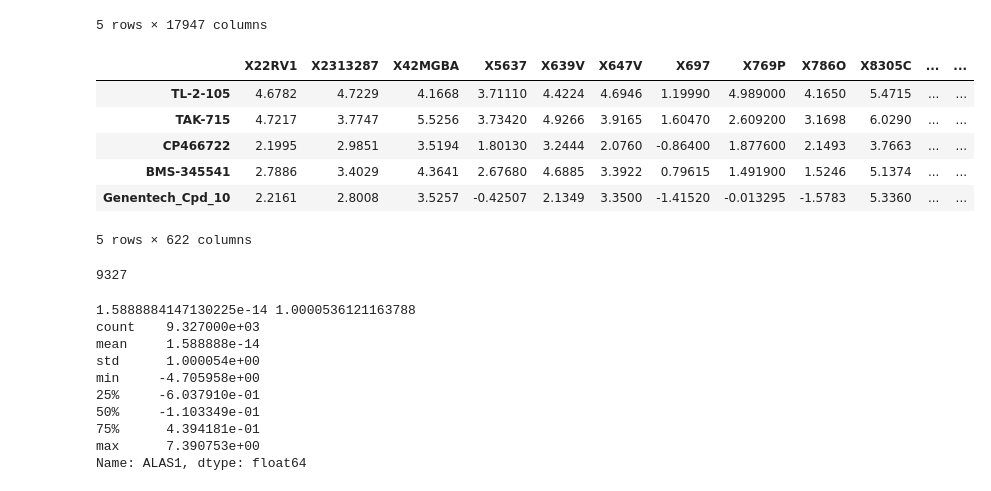
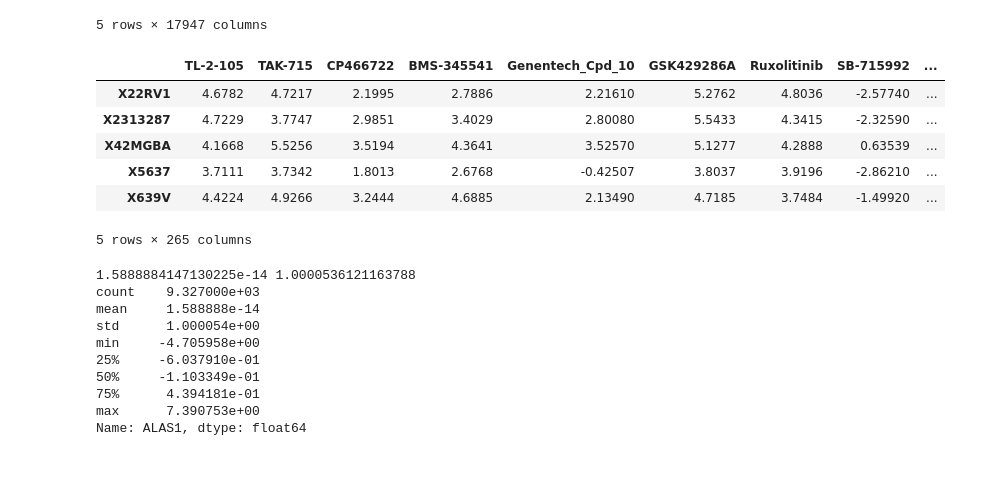
Before and after one commit to auriml/gen_drug, a Jupyter notebook: gen_drug-Keras.ipynb, the cells around one changed output. Cells and saved outputs as stored; diff of their text form; code cells hidden in the pictures.

Commit message:
IC50 predictor implemented, only using E_TCGA encoder, not M_TCGA

```diff
--- a/gen_drug-Keras.ipynb
+++ b/gen_drug-Keras.ipynb
@@ -63,12 +65,13 @@ E_TCGA.head()
 | ebe927e6-0a7e-4c97-ad73-f3c302cca7bc | 3.124356 | 0.00000 | 2.634650 | 4.100191 | 1.546046 | 4.803753 | 0.124460 | 3.927952 | 0.0 | 4.020564 | ... | ... |
 5 rows × 17947 columns
 # %%
+IC50 = IC50.transpose()
 IC50.head()
 # %% [output]
-|  | X22RV1 | X2313287 | X42MGBA | X5637 | X639V | X647V | X697 | X769P | X786O | X8305C | ... | ... |
-| TL-2-105 | 4.6782 | 4.7229 | 4.1668 | 3.71110 | 4.4224 | 4.6946 | 1.19990 | 4.989000 | 4.1650 | 5.4715 | ... | ... |
-| TAK-715 | 4.7217 | 3.7747 | 5.5256 | 3.73420 | 4.9266 | 3.9165 | 1.60470 | 2.609200 | 3.1698 | 6.0290 | ... | ... |
-| CP466722 | 2.1995 | 2.9851 | 3.5194 | 1.80130 | 3.2444 | 2.0760 | -0.86400 | 1.877600 | 2.1493 | 3.7663 | ... | ... |
-| BMS-345541 | 2.7886 | 3.4029 | 4.3641 | 2.67680 | 4.6885 | 3.3922 | 0.79615 | 1.491900 | 1.5246 | 5.1374 | ... | ... |
-| Genentech_Cpd_10 | 2.2161 | 2.8008 | 3.5257 | -0.42507 | 2.1349 | 3.3500 | -1.41520 | -0.013295 | -1.5783 | 5.3360 | ... | ... |
+|  | TL-2-105 | TAK-715 | CP466722 | BMS-345541 | Genentech_Cpd_10 | GSK429286A | Ruxolitinib | SB-715992 | ... |
+| X22RV1 | 4.6782 | 4.7217 | 2.1995 | 2.7886 | 2.21610 | 5.2762 | 4.8036 | -2.57740 | ... |
+| X2313287 | 4.7229 | 3.7747 | 2.9851 | 3.4029 | 2.80080 | 5.5433 | 4.3415 | -2.32590 | ... |
+| X42MGBA | 4.1668 | 5.5256 | 3.5194 | 4.3641 | 3.52570 | 5.1277 | 4.2888 | 0.63539 | ... |
+| X5637 | 3.7111 | 3.7342 | 1.8013 | 2.6768 | -0.42507 | 3.8037 | 3.9196 | -2.86210 | ... |
+| X639V | 4.4224 | 4.9266 | 3.2444 | 4.6885 | 2.13490 | 4.7185 | 3.7484 | -1.49920 | ... |
-5 rows × 622 columns
+5 rows × 265 columns
@@ -77,4 +77,0 @@ from sklearn.preprocessing import MinMaxScaler, StandardScaler
-# %%
-len(list(E_TCGA.index.values))
-# %% [output]
-9327
```
Also changed, not shown: parts of 40 cells of this notebook.
